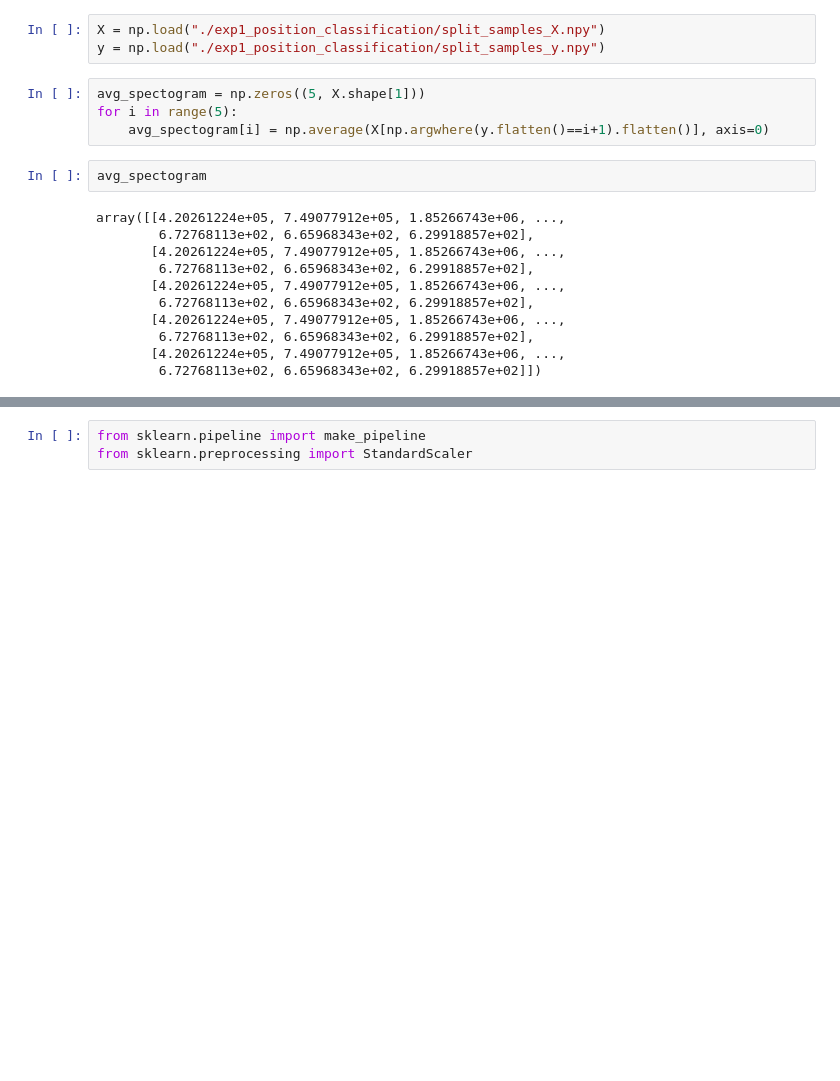
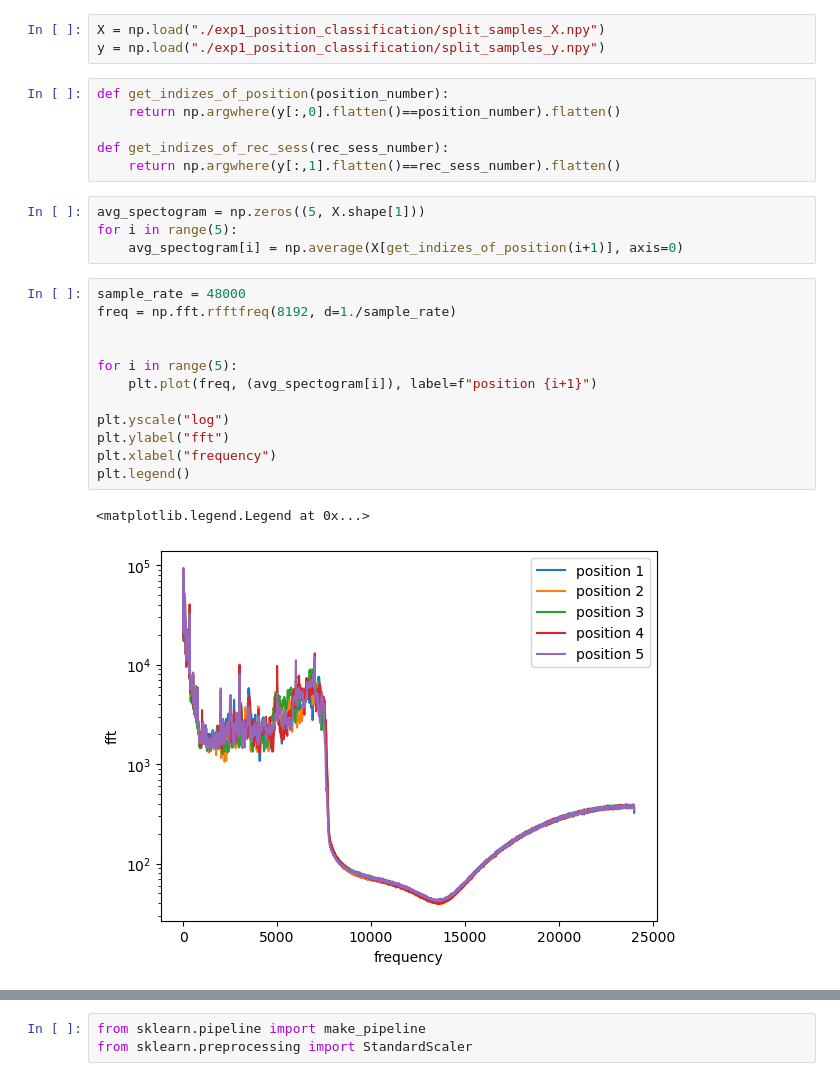
Before and after one commit to Tilman-Burghoff/acoustic-sensing, a Jupyter notebook: experiment1/data_exploration.ipynb, the cells around one changed output, grey strips where cells are left out. Cells and saved outputs as stored; diff of their text form; blank space fills up the shorter version.

```diff
--- a/experiment1/data_exploration.ipynb
+++ b/experiment1/data_exploration.ipynb
@@ -4,21 +4,29 @@ import matplotlib.pyplot as plt
 # %%
 X = np.load("./exp1_position_classification/split_samples_X.npy")
 y = np.load("./exp1_position_classification/split_samples_y.npy")
+# %%
+def get_indizes_of_position(position_number):
+    return np.argwhere(y[:,0].flatten()==position_number).flatten()
+
+def get_indizes_of_rec_sess(rec_sess_number):
+    return np.argwhere(y[:,1].flatten()==rec_sess_number).flatten()
 # %%
 avg_spectogram = np.zeros((5, X.shape[1]))
 for i in range(5):
-    avg_spectogram[i] = np.average(X[np.argwhere(y.flatten()==i+1).flatten()], axis=0)
+    avg_spectogram[i] = np.average(X[get_indizes_of_position(i+1)], axis=0)
-# %%
-avg_spectogram
-# %% [output]
-array([[4.20261224e+05, 7.49077912e+05, 1.85266743e+06, ...,
-        6.72768113e+02, 6.65968343e+02, 6.29918857e+02],
-       [4.20261224e+05, 7.49077912e+05, 1.85266743e+06, ...,
-        6.72768113e+02, 6.65968343e+02, 6.29918857e+02],
-       [4.20261224e+05, 7.49077912e+05, 1.85266743e+06, ...,
-        6.72768113e+02, 6.65968343e+02, 6.29918857e+02],
-       [4.20261224e+05, 7.49077912e+05, 1.85266743e+06, ...,
-        6.72768113e+02, 6.65968343e+02, 6.29918857e+02],
-       [4.20261224e+05, 7.49077912e+05, 1.85266743e+06, ...,
-        6.72768113e+02, 6.65968343e+02, 6.29918857e+02]])
+# %%
+sample_rate = 48000
+freq = np.fft.rfftfreq(8192, d=1./sample_rate)
+
+
+for i in range(5):
+    plt.plot(freq, (avg_spectogram[i]), label=f"position {i+1}")
+
+plt.yscale("log")
+plt.ylabel("fft")
+plt.xlabel("frequency")
+plt.legend()
+# %% [output]
+<matplotlib.legend.Legend at 0x...>
+[figure, added]
 # %%
```
Also changed, not shown: parts of 24 cells of this notebook, 1 other file.
